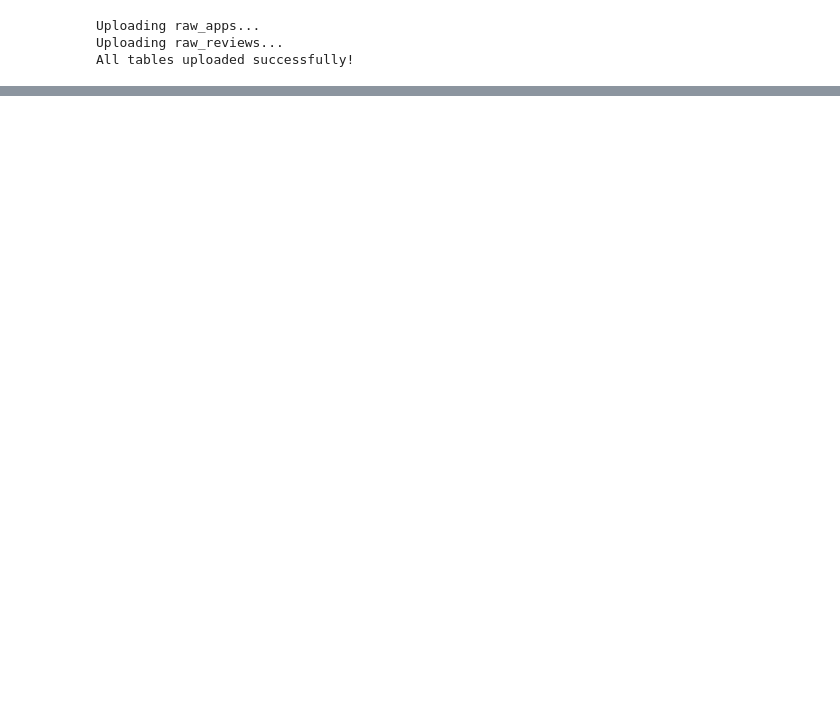
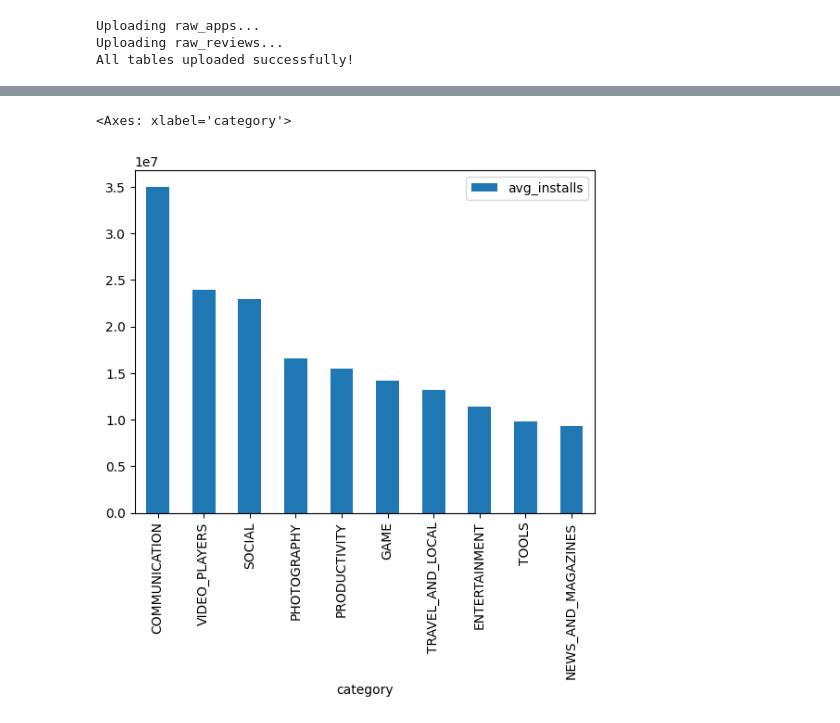
Before and after one commit to mosijituo049/first_project, a Jupyter notebook: notebooks/load_and_clean_data_zhiwen.ipynb, the cells around one changed output, grey strips where cells are left out. Drawn from its saved outputs; the diff is of its cells as text; code cells hidden in the pictures; blank space fills up the shorter version.

```diff
--- a/notebooks/load_and_clean_data_zhiwen.ipynb
+++ b/notebooks/load_and_clean_data_zhiwen.ipynb
@@ -14 +20,4 @@ All tables uploaded successfully!
+# %%
+PROJECT_ID = "ironhack-497023"
+DATASET = "google_play_store_apps"
 # %%
@@ -46,0 +52,21 @@ df_apps.head()
+# %%
+category_installs=f"""
+SELECT
+    category,
+    AVG(installs) AS avg_installs
+FROM `{PROJECT_ID}.{DATASET}.mart_apps_summary`
+GROUP BY category
+ORDER BY avg_installs DESC
+LIMIT 10
+"""
+
+df1 = client.query(category_installs).to_dataframe()
+
+df1.plot(
+    x="category",
+    y="avg_installs",
+    kind="bar"
+)
+# %% [output]
+<Axes: xlabel='category'>
+[figure, added]
```
Also changed, not shown: parts of 6 cells of this notebook, 9 other files.
